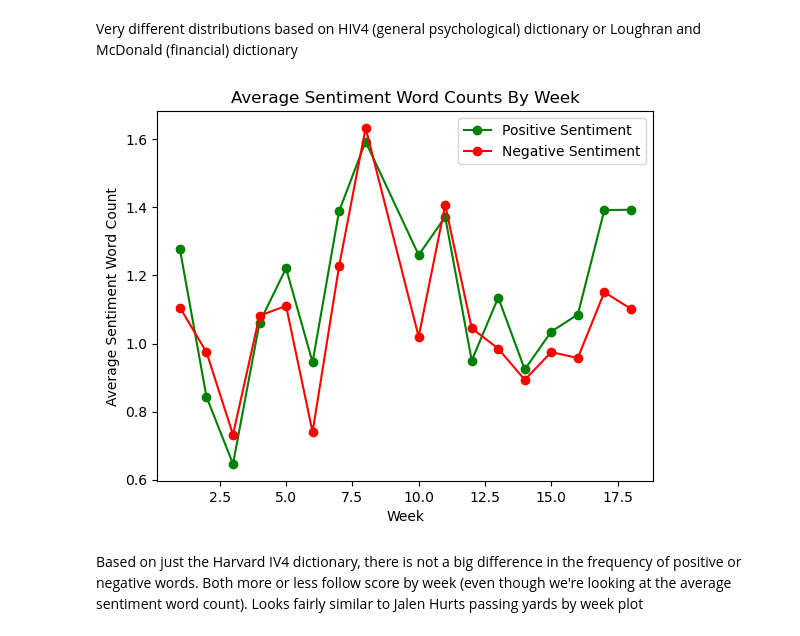
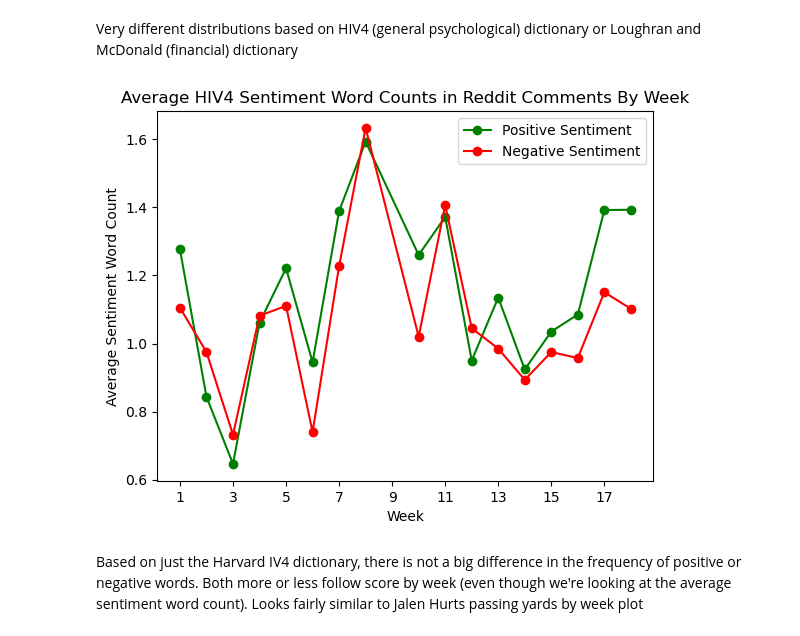
Before and after one commit to ryanjamesyu2/sentiment-performance-connection, a Jupyter notebook: sentiment_data_eda.ipynb, the cells around one changed output. Cells and saved outputs as stored; diff of their text form; code cells hidden in the pictures.

```diff
--- a/sentiment_data_eda.ipynb
+++ b/sentiment_data_eda.ipynb
@@ -490,13 +490,14 @@ reddit_sentiment_by_week = reddit_df.groupby('week').agg({
 # %%
 plt.plot(reddit_sentiment_by_week['week'], reddit_sentiment_by_week['hiv4_pos_sentiment_count'], marker='o', color='green', label='Positive Sentiment')
 plt.plot(reddit_sentiment_by_week['week'], reddit_sentiment_by_week['hiv4_neg_sentiment_count'], marker='o', color='red', label='Negative Sentiment')
 plt.xlabel('Week')
 plt.ylabel('Average Sentiment Word Count')
-plt.title('Average HIV4 Sentiment Word Counts By Week')
+plt.title('Average HIV4 Sentiment Word Counts in Reddit Comments By Week')
+plt.xticks(range(1, 18, 2))
 plt.legend()
 plt.show()
 # %% [output]
-[figure, old version]
+[figure, new version]
 # %% [markdown]
 Based on just the Harvard IV4 dictionary, there is not a big difference in the frequency of positive or negative words. Both more or less follow score by week (even though we're looking at the average sentiment word count). Looks fairly similar to Jalen Hurts passing yards by week plot
 # %%
```
Also changed, not shown: 2 other files.
